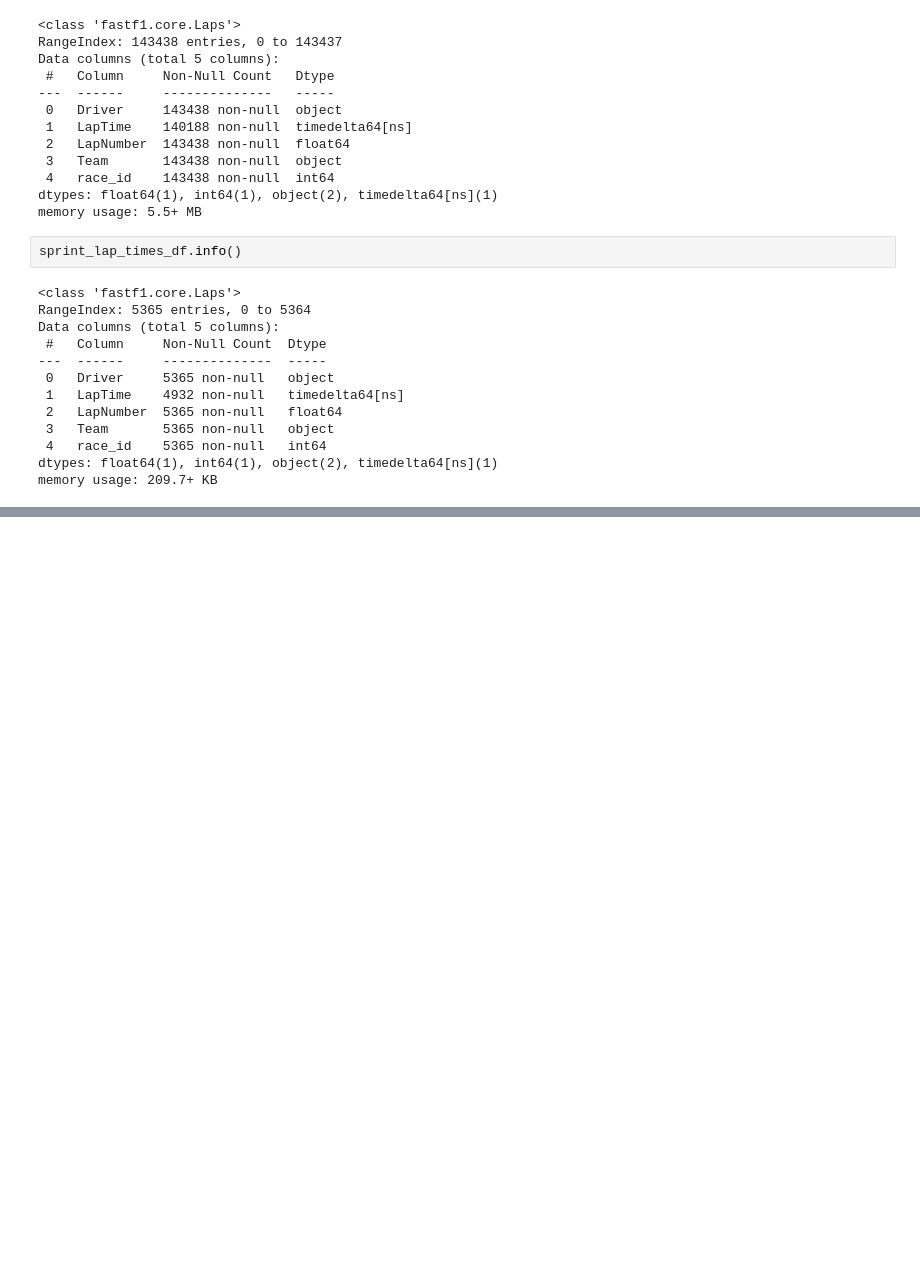
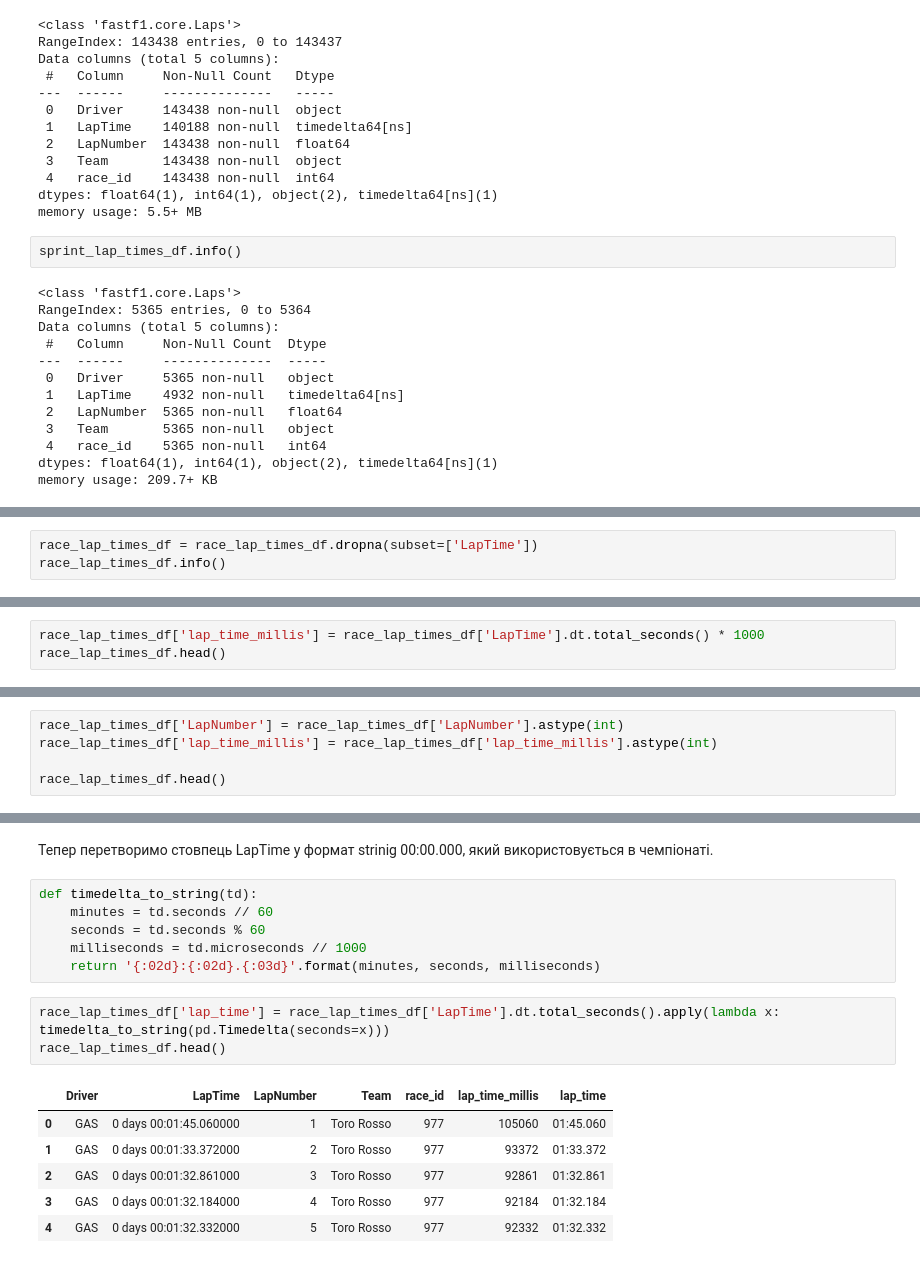
Before and after one commit to zagrebelnio/F1-Championship-Data-Analysis, a Jupyter notebook: storage/scripts/lap_times.ipynb, the cells around one changed output, grey strips where cells are left out. Cells and saved outputs as stored; diff of their text form; blank space fills up the shorter version.

Commit message:
feat: format data

```diff
--- a/storage/scripts/lap_times.ipynb
+++ b/storage/scripts/lap_times.ipynb
@@ -157,0 +162,3 @@ memory usage: 209.7+ KB
+# %%
+race_lap_times_df = race_lap_times_df.dropna(subset=['LapTime'])
+race_lap_times_df.info()
@@ -157,0 +196,3 @@ memory usage: 209.7+ KB
+# %%
+race_lap_times_df['lap_time_millis'] = race_lap_times_df['LapTime'].dt.total_seconds() * 1000
+race_lap_times_df.head()
@@ -157,0 +218,5 @@ memory usage: 209.7+ KB
+# %%
+race_lap_times_df['LapNumber'] = race_lap_times_df['LapNumber'].astype(int)
+race_lap_times_df['lap_time_millis'] = race_lap_times_df['lap_time_millis'].astype(int)
+
+race_lap_times_df.head()
@@ -157,0 +242,18 @@ memory usage: 209.7+ KB
+# %% [markdown]
+Тепер перетворимо стовпець LapTime у формат strinig 00:00.000, який використовується в чемпіонаті.
+# %%
+def timedelta_to_string(td):
+    minutes = td.seconds // 60
+    seconds = td.seconds % 60
+    milliseconds = td.microseconds // 1000
+    return '{:02d}:{:02d}.{:03d}'.format(minutes, seconds, milliseconds)
+# %%
+race_lap_times_df['lap_time'] = race_lap_times_df['LapTime'].dt.total_seconds().apply(lambda x: timedelta_to_string(pd.Timedelta(seconds=x)))
+race_lap_times_df.head()
+# %% [output]
+|  | Driver | LapTime | LapNumber | Team | race_id | lap_time_millis | lap_time |
+| 0 | GAS | 0 days 00:01:45.060000 | 1 | Toro Rosso | 977 | 105060 | 01:45.060 |
+| 1 | GAS | 0 days 00:01:33.372000 | 2 | Toro Rosso | 977 | 93372 | 01:33.372 |
+| 2 | GAS | 0 days 00:01:32.861000 | 3 | Toro Rosso | 977 | 92861 | 01:32.861 |
+| 3 | GAS | 0 days 00:01:32.184000 | 4 | Toro Rosso | 977 | 92184 | 01:32.184 |
+| 4 | GAS | 0 days 00:01:32.332000 | 5 | Toro Rosso | 977 | 92332 | 01:32.332 |
```
Also changed, not shown: parts of 10 cells of this notebook.
